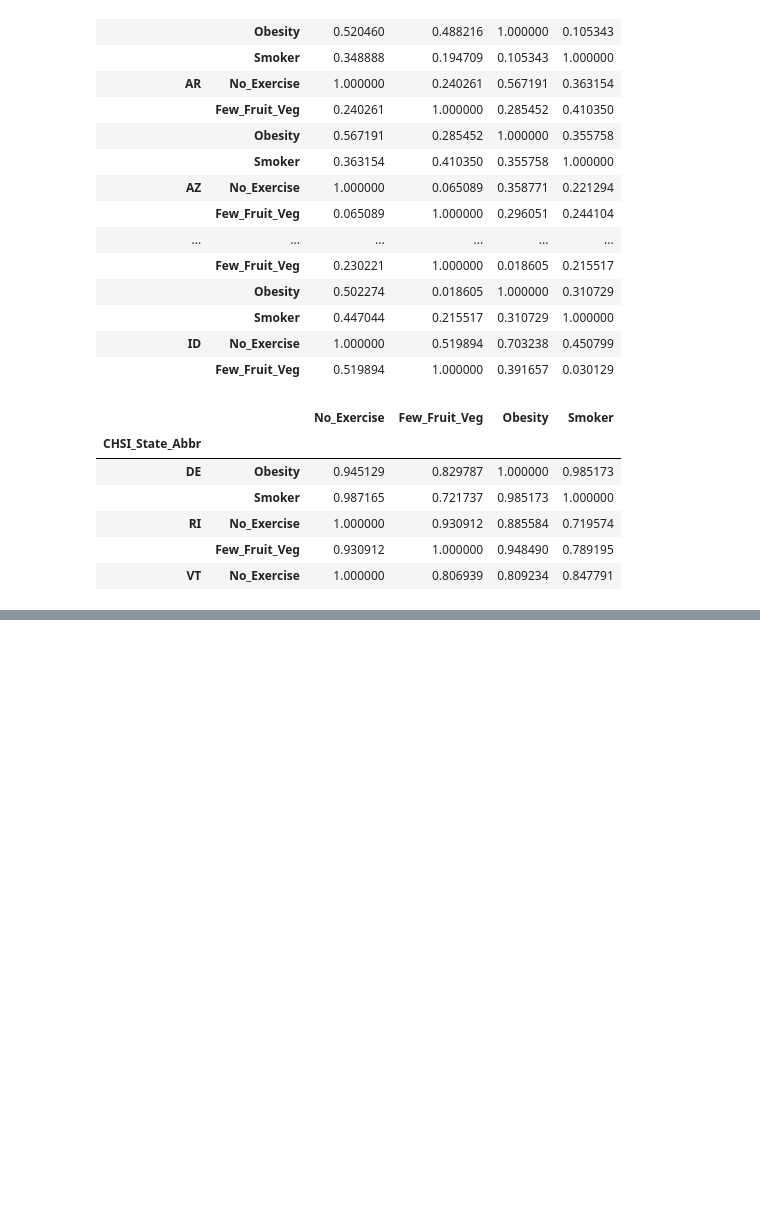
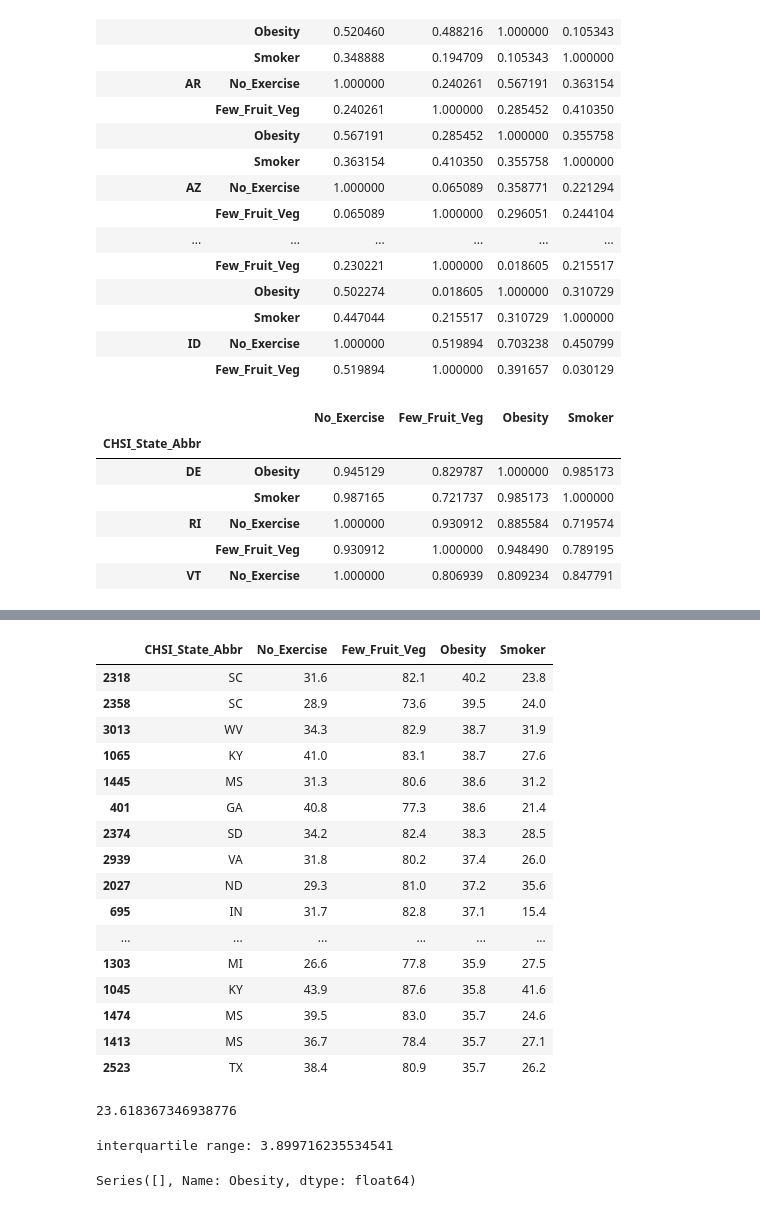
Before and after one commit to HenaVen/SMU_Pro1_Team4_repo, a Jupyter notebook: Obesity_RiskFactors_Correlation.ipynb, the cells around one changed output, grey strips where cells are left out. Cells and saved outputs as stored; diff of their text form; code cells hidden in the pictures; blank space fills up the shorter version.

```diff
--- a/Obesity_RiskFactors_Correlation.ipynb
+++ b/Obesity_RiskFactors_Correlation.ipynb
@@ -256,0 +358,29 @@ df.groupby('day').filter(
+# %%
+# Sort it highest to lowest
+higher_outliers_by_state_descend = higher_outliers.sort_values(['Obesity'], ascending=False)
+higher_outliers_by_state_descend
+# %% [output]
+|  | CHSI_State_Abbr | No_Exercise | Few_Fruit_Veg | Obesity | Smoker |
+| 2318 | SC | 31.6 | 82.1 | 40.2 | 23.8 |
+| 2358 | SC | 28.9 | 73.6 | 39.5 | 24.0 |
+| 3013 | WV | 34.3 | 82.9 | 38.7 | 31.9 |
+| 1065 | KY | 41.0 | 83.1 | 38.7 | 27.6 |
+| 1445 | MS | 31.3 | 80.6 | 38.6 | 31.2 |
+| 401 | GA | 40.8 | 77.3 | 38.6 | 21.4 |
+| 2374 | SD | 34.2 | 82.4 | 38.3 | 28.5 |
+| 2939 | VA | 31.8 | 80.2 | 37.4 | 26.0 |
+| 2027 | ND | 29.3 | 81.0 | 37.2 | 35.6 |
+| 695 | IN | 31.7 | 82.8 | 37.1 | 15.4 |
+| ... | ... | ... | ... | ... | ... |
+| 1303 | MI | 26.6 | 77.8 | 35.9 | 27.5 |
+| 1045 | KY | 43.9 | 87.6 | 35.8 | 41.6 |
+| 1474 | MS | 39.5 | 83.0 | 35.7 | 24.6 |
+| 1413 | MS | 36.7 | 78.4 | 35.7 | 27.1 |
+| 2523 | TX | 38.4 | 80.9 | 35.7 | 26.2 |
+# %%
+# Outliers by state
+arr2 = riskfactor_by_state_ascend["Obesity"]
+mid2 = arr2.median()
+mid2
+# %% [output]
+23.618367346938776
@@ -256,0 +391,5 @@ df.groupby('day').filter(
+# %%
+iqr_2 = (q3_2 - q1_2)
+print("interquartile range:", iqr_2)
+# %% [output]
+interquartile range: 3.899716235534541
@@ -256,0 +399,4 @@ df.groupby('day').filter(
+# %%
+arr2[arr2 <= lower_boundary_state]
+# %% [output]
+Series([], Name: Obesity, dtype: float64)
```
Also changed, not shown: parts of 27 cells of this notebook, 5 other files.
